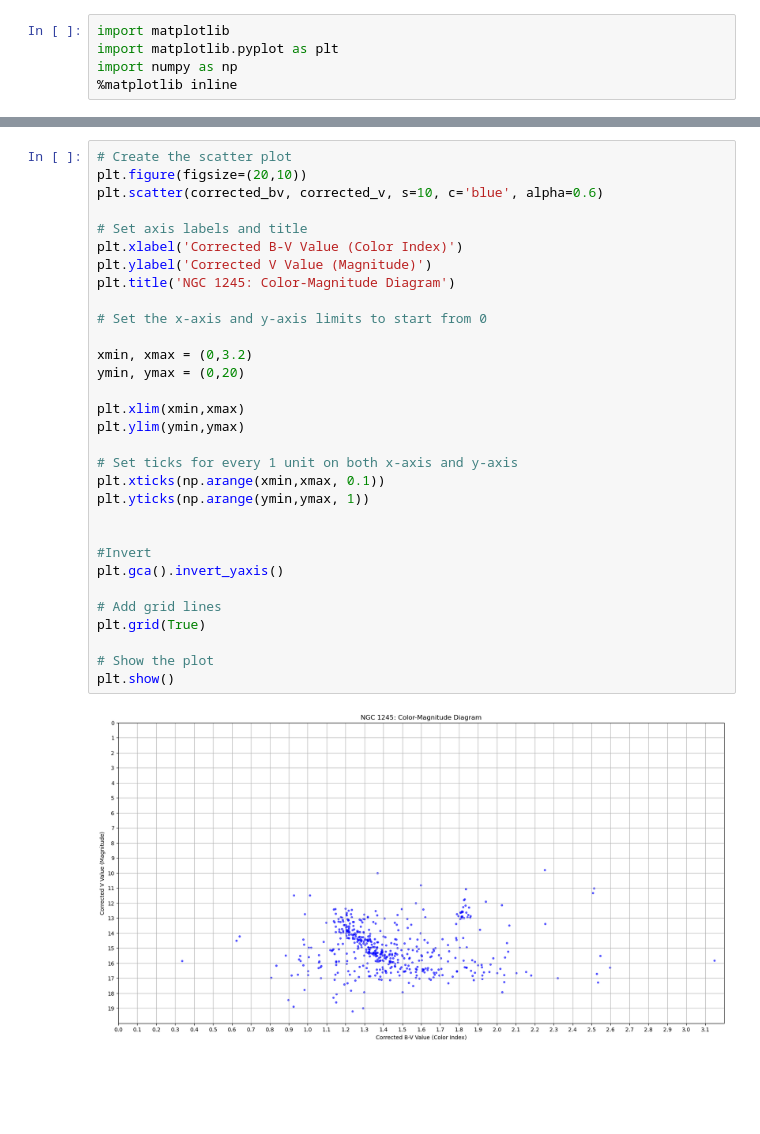
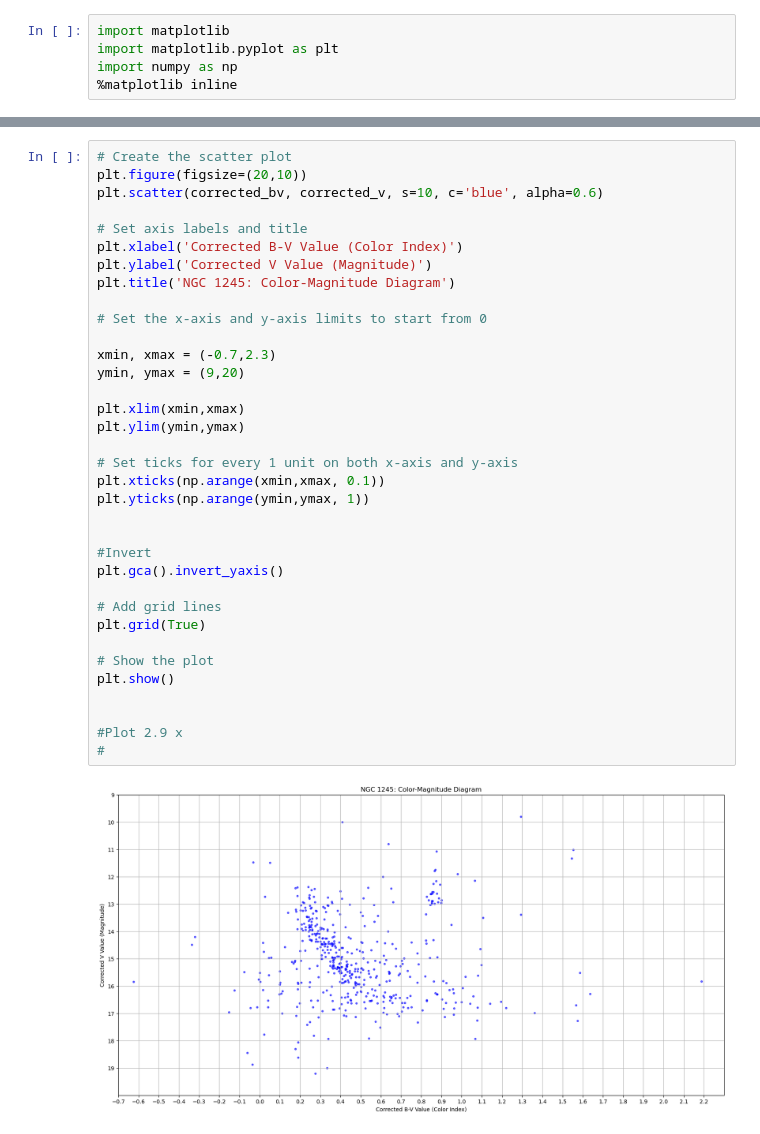
Before and after one commit to MuhammadArshad123/NGC1245, a Jupyter notebook: ngc.ipynb, the cells around one changed output, grey strips where cells are left out. Drawn from its saved outputs; the diff is of its cells as text; blank space fills up the shorter version.

```diff
--- a/ngc.ipynb
+++ b/ngc.ipynb
@@ -20,36 +25,40 @@ print(np.nanmax(corrected_v), np.nanmin(corrected_v))
 # %%
 # Create the scatter plot
 plt.figure(figsize=(20,10))
 plt.scatter(corrected_bv, corrected_v, s=10, c='blue', alpha=0.6)
 
 # Set axis labels and title
 plt.xlabel('Corrected B-V Value (Color Index)')
 plt.ylabel('Corrected V Value (Magnitude)')
 plt.title('NGC 1245: Color-Magnitude Diagram')
 
 # Set the x-axis and y-axis limits to start from 0
 
-xmin, xmax = (0,3.2)
-ymin, ymax = (0,20)
+xmin, xmax = (-0.7,2.3)
+ymin, ymax = (9,20)
 
 plt.xlim(xmin,xmax)
 plt.ylim(ymin,ymax)
 
 # Set ticks for every 1 unit on both x-axis and y-axis
 plt.xticks(np.arange(xmin,xmax, 0.1))
 plt.yticks(np.arange(ymin,ymax, 1))
 
 
 #Invert
 plt.gca().invert_yaxis()
 
 # Add grid lines
 plt.grid(True)
 
 # Show the plot
 plt.show()
+
+
+#Plot 2.9 x
+#
 # %% [output]
-[figure, old version]
+[figure, new version]
 # %%
 def classify_spectral_type(bv_value):
     if np.isnan(bv_value):
```
Also changed, not shown: parts of 3 cells of this notebook, 2 other files.
